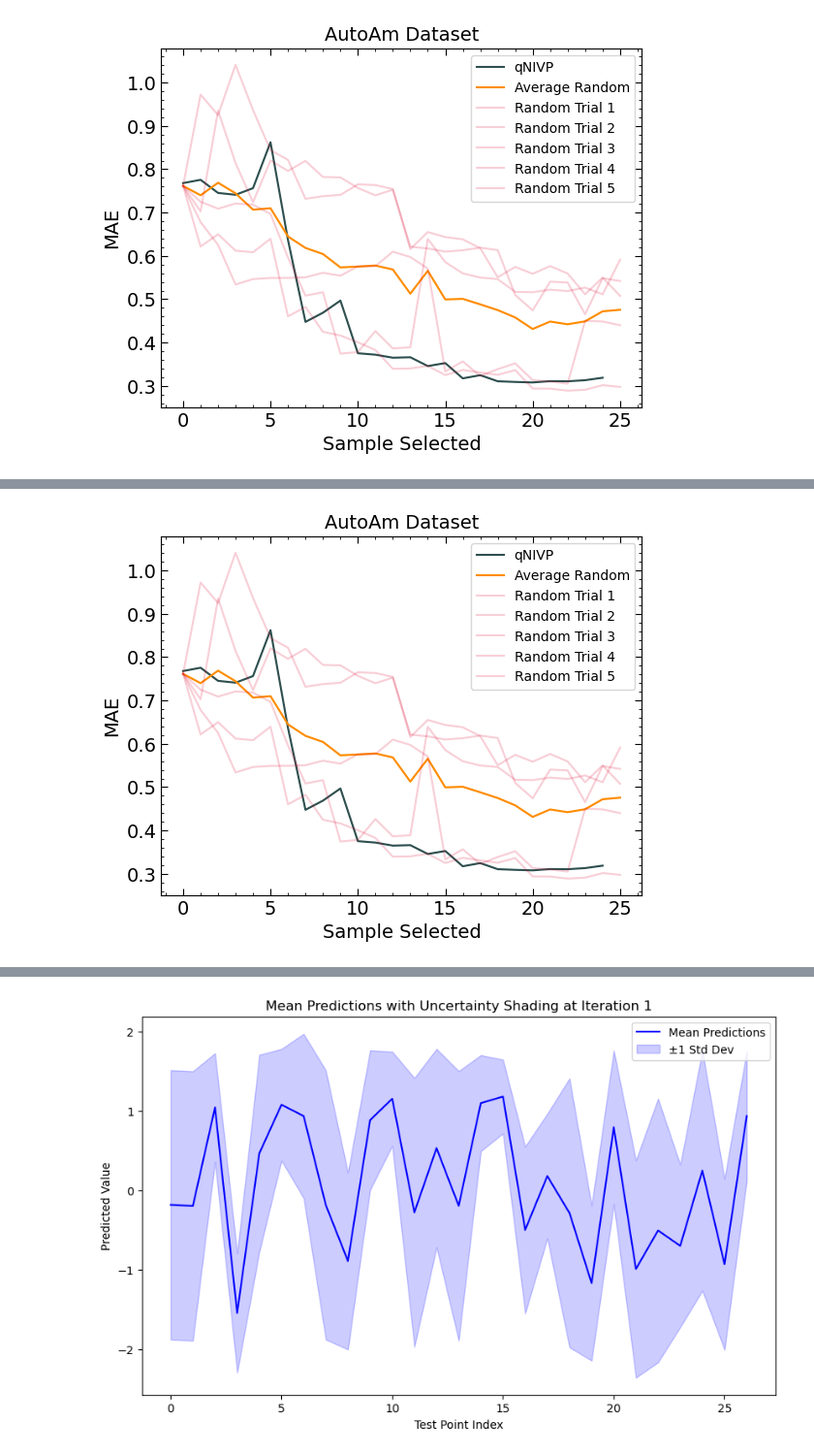
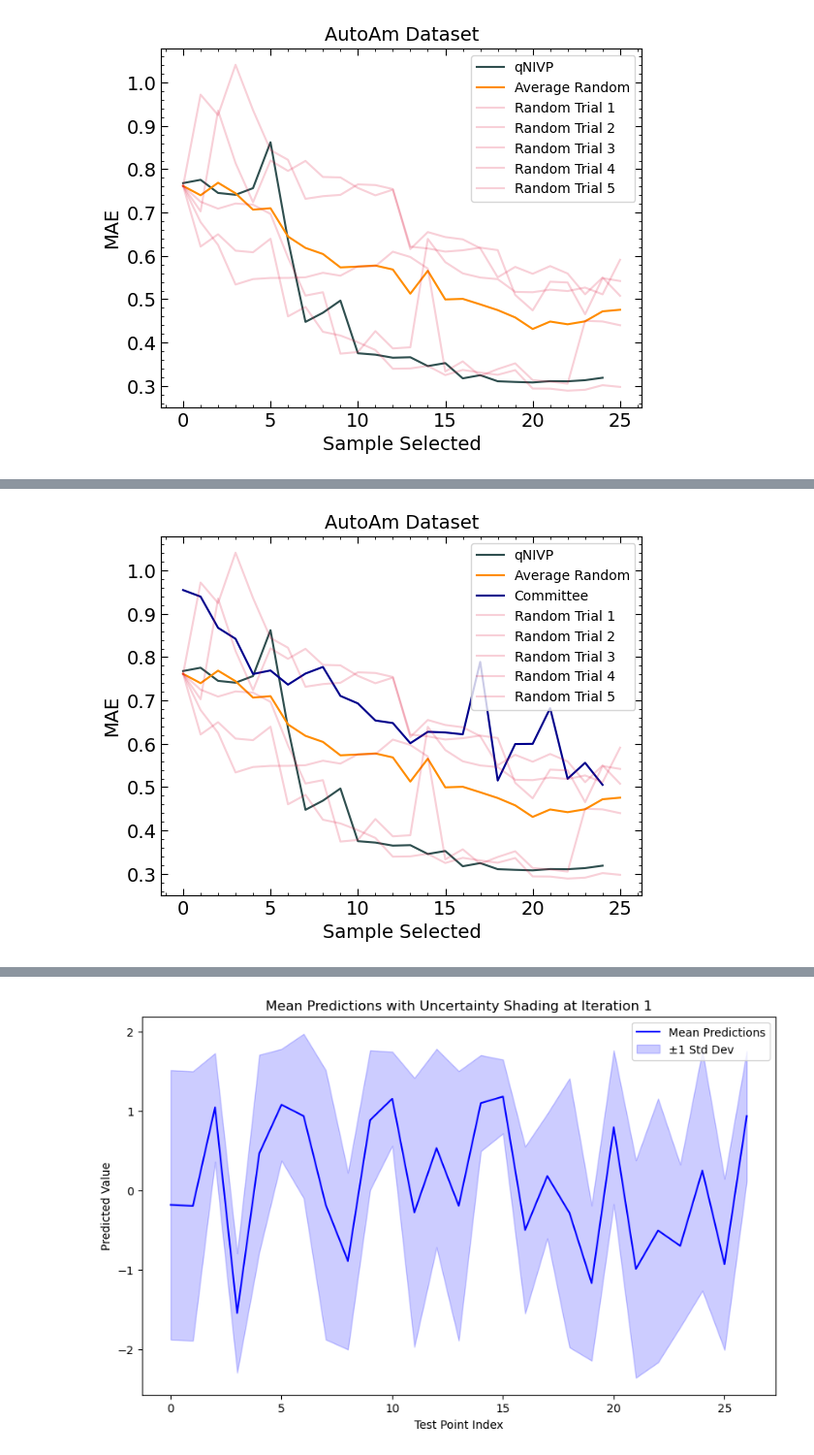
Before and after one commit to ramseyissa/qNIPV, a Jupyter notebook: notebooks/qNIPVautoAM.ipynb, the cells around one changed output, grey strips where cells are left out. Shown at 97% size. Saved outputs shown, nothing was run; the diff lists cells and outputs as text; code cells hidden in the pictures.

```diff
--- a/notebooks/qNIPVautoAM.ipynb
+++ b/notebooks/qNIPVautoAM.ipynb
@@ -500,3 +520,9 @@ plt.legend()
 plt.show()
 # %% [output]
 [figure]
+# %%
+xcandidates_comit = x_candidates.clone()
+ycandidates_comit = y_candidates.clone()
+
+xinit_comit = x_init.clone()
+yinit_comit = y_init.clone()
@@ -503,20 +693,21 @@ plt.show()
 # %%
 average_mae = np.mean(random_mae_seeds, axis=0)
 random_trials = [1,2,3,4,5]
 
 plt.plot(pred_mae, color='darkslategray', label='qNIVP')
 plt.plot(average_mae, color='darkorange', label='Average Random')
+plt.plot(comit_pred_mae, color='darkblue', label='Committee')
 colors = ['crimson','crimson','crimson','crimson','crimson']
 for mae_values, seed, color in zip(random_mae_seeds, random_trials, colors):
     plt.plot(mae_values, label=f'Random Trial {seed}', color=color,alpha=0.2)
 
 plt.tick_params(direction='in', which='major', length=5, bottom=True, top=True, left=True, right=True, colors='k', labelsize=14)
 plt.tick_params(direction='in', which='minor', length=2, bottom=True, top=True, left=True, right=True, colors='k', labelsize=14)
 plt.minorticks_on()
 plt.title('AutoAm Dataset', size=14)
 plt.xlabel('Sample Selected', size=14)
 plt.ylabel('MAE', size=14)
 plt.legend()
 plt.show()
 # %% [output]
-[figure, old version]
+[figure, new version]
```
Also changed, not shown: parts of 5 cells of this notebook, 2 other files.
